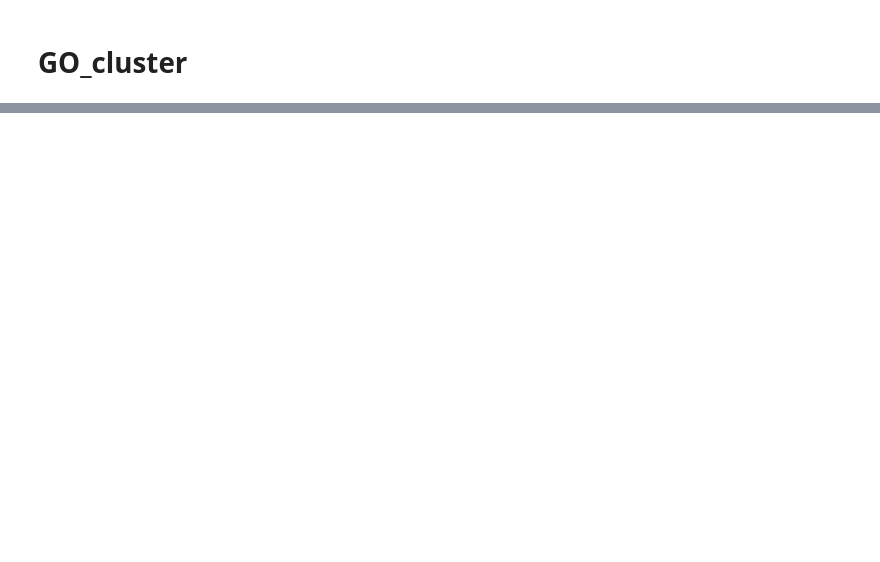
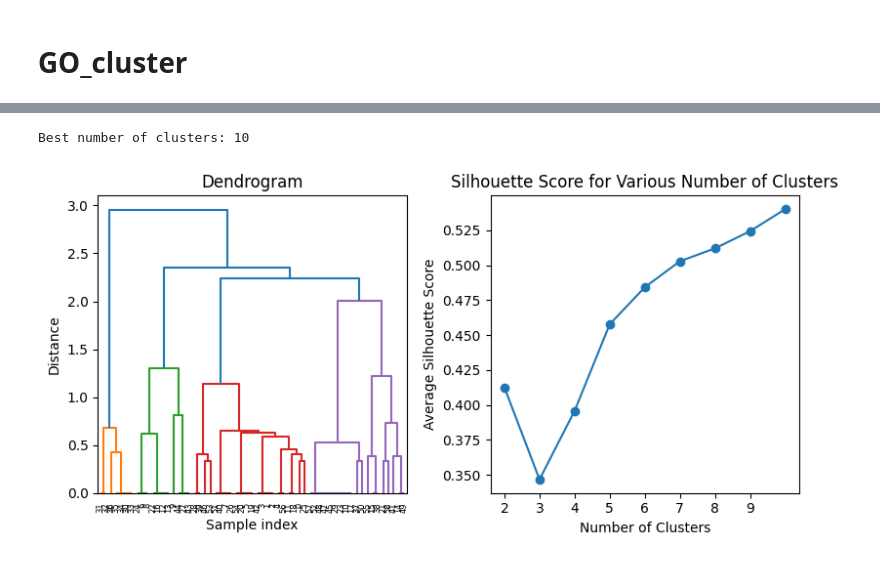
Before and after one commit to BioTechCo/main_project, a Jupyter notebook: process/GO_cluster.ipynb, the cells around one changed output, grey strips where cells are left out. Cells and saved outputs as stored; diff of their text form; code cells hidden in the pictures; blank space fills up the shorter version.

```diff
--- a/process/GO_cluster.ipynb
+++ b/process/GO_cluster.ipynb
@@ -165,0 +213,38 @@ print(gene_clusters.head())
+# %%
+num_genes = cluster_go.shape[0]
+
+consensus_matrix = np.zeros((num_genes, num_genes))
+
+for i in range(num_genes):
+
+
+    for j in range(i, num_genes):
+
+
+        if cluster_go.iloc[i]["cluster_bp"] == cluster_go.iloc[j]["cluster_bp"]:
+
+
+            consensus_matrix[i][j] += 1
+
+        if cluster_go.iloc[i]["cluster_cc"] == cluster_go.iloc[j]["cluster_cc"]:
+
+
+            consensus_matrix[i][j] += 1
+
+        if cluster_go.iloc[i]["cluster_mf"] == cluster_go.iloc[j]["cluster_mf"]:
+
+
+            consensus_matrix[i][j] += 1
+
+
+consensus_matrix = pd.DataFrame(
+    consensus_matrix, index=cluster_go["gene"], columns=cluster_go["gene"]
+)
+consensus_matrix += consensus_matrix.T
+
+
+distance_matrix_ = 1 - consensus_matrix / 3
+np.fill_diagonal(distance_matrix_.values, 0)
+
+
+distance_matrix_.head()
@@ -165,0 +260,5 @@ print(gene_clusters.head())
+# %%
+cluster_ = hierarchical_clustering(distance_matrix_)
+# %% [output]
+Best number of clusters: 10
+[figure, added]
```
Also changed, not shown: parts of 41 cells of this notebook.
